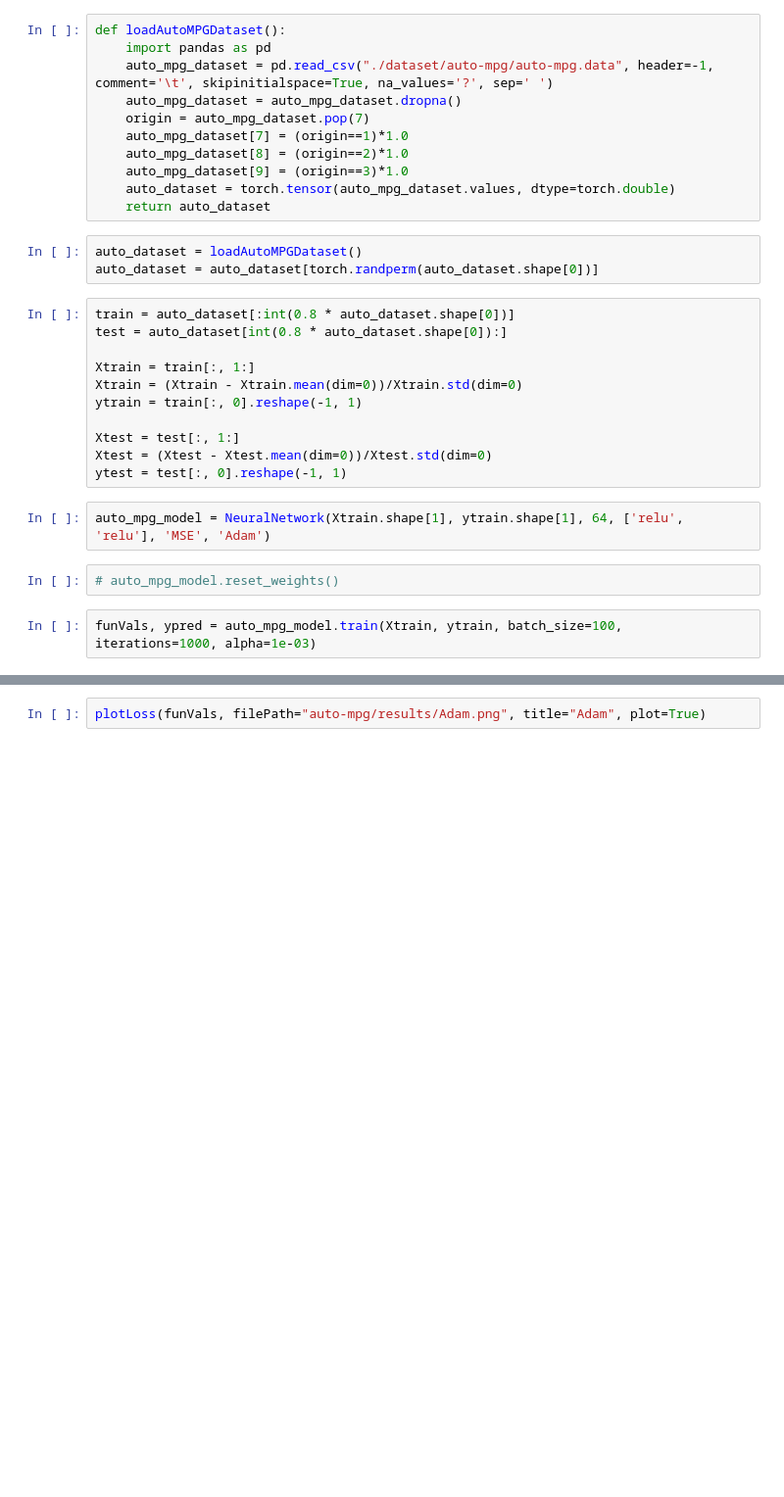
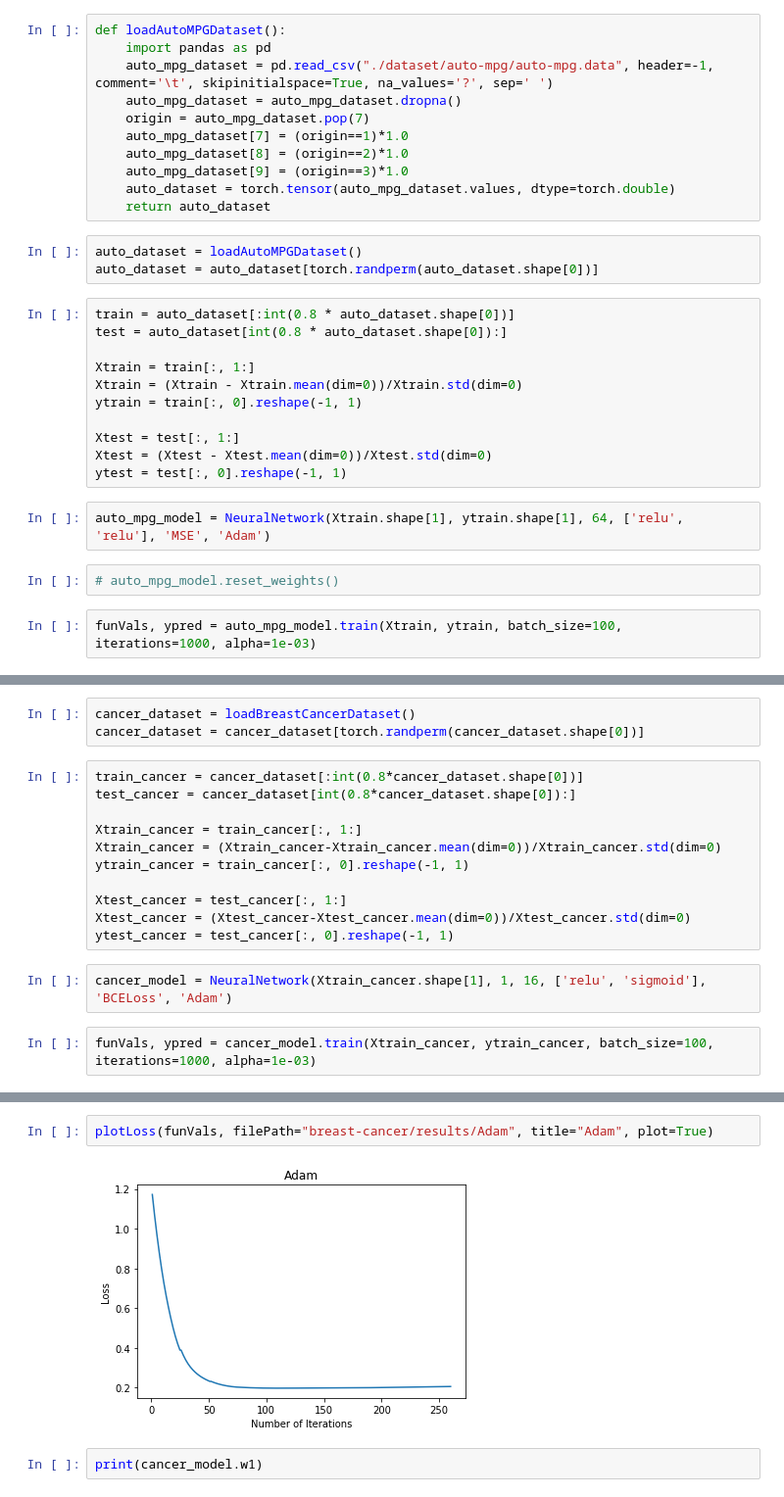
Before and after one commit to anujshah24/OptimizationML, a Jupyter notebook: Neural_Network.ipynb, the cells around one changed output, grey strips where cells are left out. Shown at 98% size. Saved outputs shown, nothing was run; the diff lists cells and outputs as text; blank space fills up the shorter version.

```diff
--- a/Neural_Network.ipynb
+++ b/Neural_Network.ipynb
@@ -446,0 +518,18 @@ funVals, ypred = auto_mpg_model.train(Xtrain, ytrain, batch_size=100, iterations
+# %%
+cancer_dataset = loadBreastCancerDataset()
+cancer_dataset = cancer_dataset[torch.randperm(cancer_dataset.shape[0])]
+# %%
+train_cancer = cancer_dataset[:int(0.8*cancer_dataset.shape[0])]
+test_cancer = cancer_dataset[int(0.8*cancer_dataset.shape[0]):]
+
+Xtrain_cancer = train_cancer[:, 1:]
+Xtrain_cancer = (Xtrain_cancer-Xtrain_cancer.mean(dim=0))/Xtrain_cancer.std(dim=0)
+ytrain_cancer = train_cancer[:, 0].reshape(-1, 1)
+
+Xtest_cancer = test_cancer[:, 1:]
+Xtest_cancer = (Xtest_cancer-Xtest_cancer.mean(dim=0))/Xtest_cancer.std(dim=0)
+ytest_cancer = test_cancer[:, 0].reshape(-1, 1)
+# %%
+cancer_model = NeuralNetwork(Xtrain_cancer.shape[1], 1, 16, ['relu', 'sigmoid'], 'BCELoss', 'Adam')
+# %%
+funVals, ypred = cancer_model.train(Xtrain_cancer, ytrain_cancer, batch_size=100, iterations=1000, alpha=1e-03)
@@ -447,2 +554,6 @@ funVals, ypred = auto_mpg_model.train(Xtrain, ytrain, batch_size=100, iterations
 # %%
-plotLoss(funVals, filePath="auto-mpg/results/Adam.png", title="Adam", plot=True)
+plotLoss(funVals, filePath="breast-cancer/results/Adam", title="Adam", plot=True)
+# %% [output]
+[figure, added]
+# %%
+print(cancer_model.w1)
```
Also changed, not shown: parts of 24 cells of this notebook.
